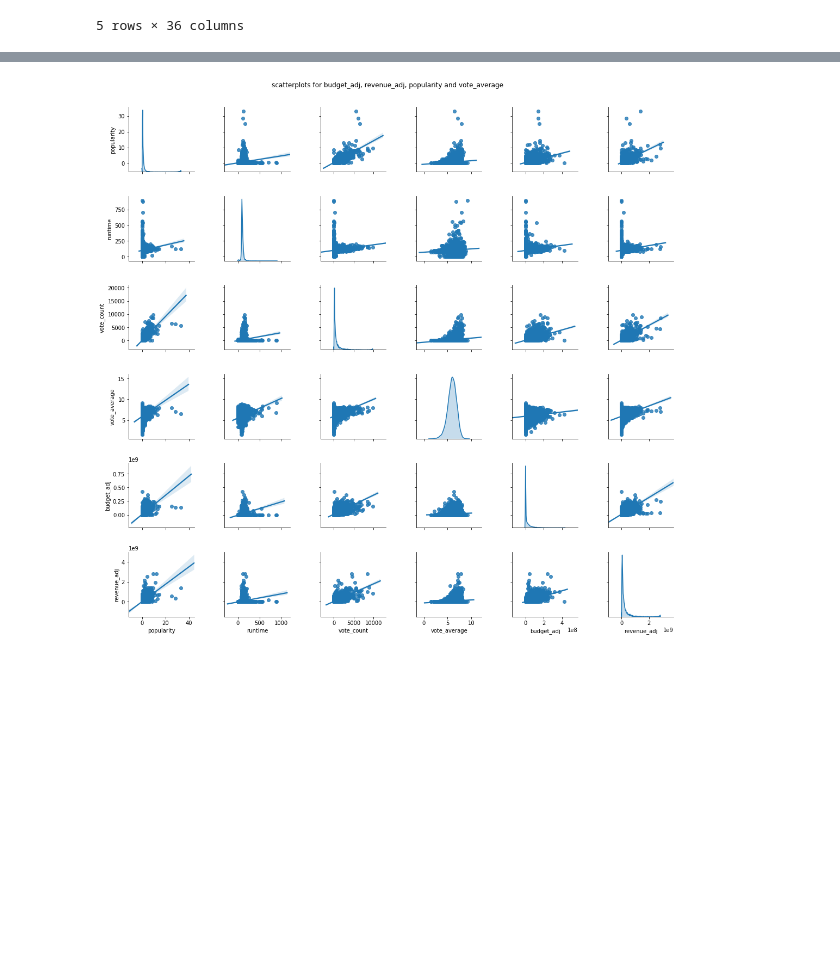
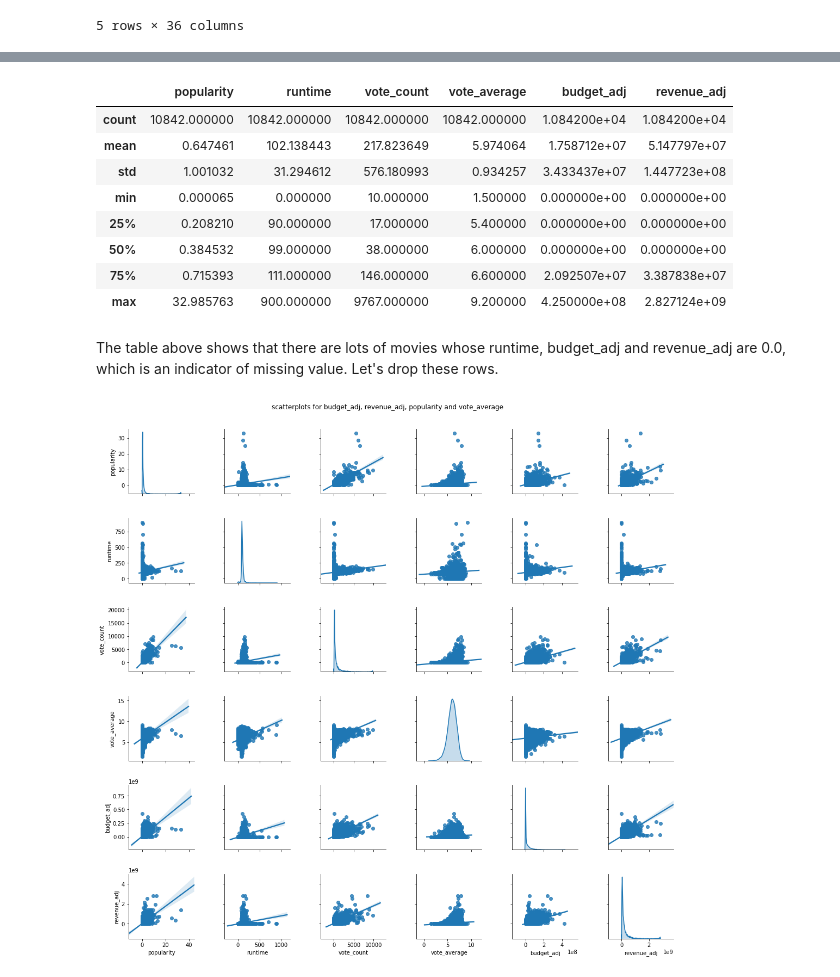
Before and after one commit to jgu1989/UdacityDataAnalystNanodegree, a Jupyter notebook: Project_2/investigate-TMDB.ipynb, the cells around one changed output, grey strips where cells are left out. Cells and saved outputs as stored; diff of their text form; code cells hidden in the pictures; blank space fills up the shorter version.

Commit message:
Investigate numerical values

```diff
--- a/Project_2/investigate-TMDB.ipynb
+++ b/Project_2/investigate-TMDB.ipynb
@@ -278,3 +289,17 @@ df_num = df[['popularity','runtime','vote_count', 'vote_average','budget_adj', '
+# %%
+df_num.describe()
+# %% [output]
+|  | popularity | runtime | vote_count | vote_average | budget_adj | revenue_adj |
+| count | 10842.000000 | 10842.000000 | 10842.000000 | 10842.000000 | 1.084200e+04 | 1.084200e+04 |
+| mean | 0.647461 | 102.138443 | 217.823649 | 5.974064 | 1.758712e+07 | 5.147797e+07 |
+| std | 1.001032 | 31.294612 | 576.180993 | 0.934257 | 3.433437e+07 | 1.447723e+08 |
+| min | 0.000065 | 0.000000 | 10.000000 | 1.500000 | 0.000000e+00 | 0.000000e+00 |
+| 25% | 0.208210 | 90.000000 | 17.000000 | 5.400000 | 0.000000e+00 | 0.000000e+00 |
+| 50% | 0.384532 | 99.000000 | 38.000000 | 6.000000 | 0.000000e+00 | 0.000000e+00 |
+| 75% | 0.715393 | 111.000000 | 146.000000 | 6.600000 | 2.092507e+07 | 3.387838e+07 |
+| max | 32.985763 | 900.000000 | 9767.000000 | 9.200000 | 4.250000e+08 | 2.827124e+09 |
+# %% [markdown]
+The table above shows that there are lots of movies whose runtime, budget_adj and revenue_adj are 0.0, which is an indicator of missing value. Let's drop these rows.
 # %%
 import matplotlib.pyplot as plt
 import seaborn as sns
```
Also changed, not shown: parts of 7 cells of this notebook.
